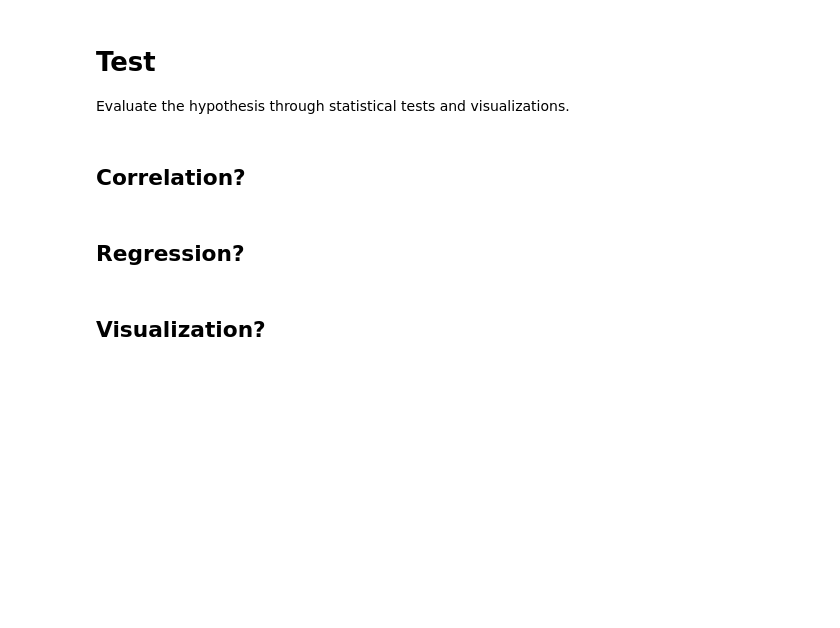
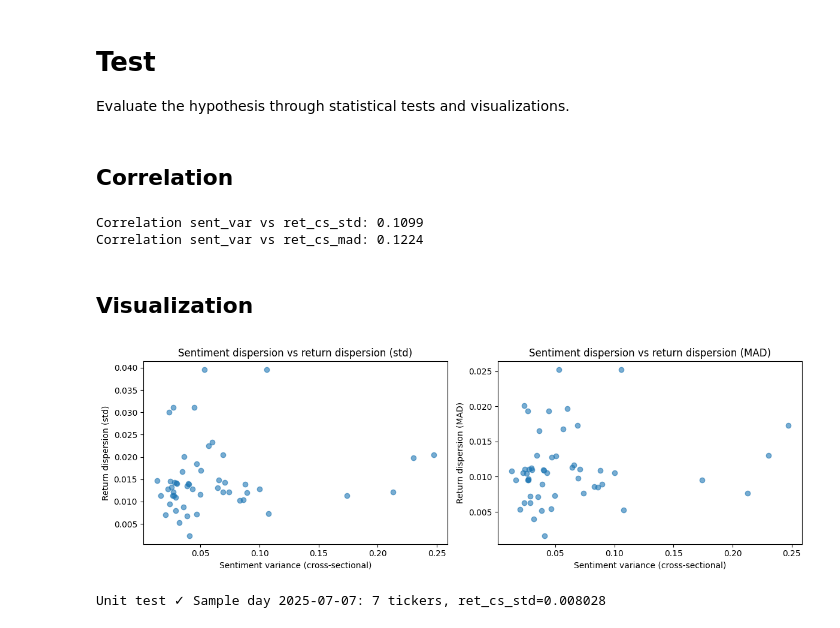
Before and after one commit to Trevor5008/market-sentiment-analysis, a Jupyter notebook: analysis/hypotheses/01-hyp_mag7_dispersion.ipynb, the cells around one changed output. Drawn from its saved outputs; the diff is of its cells as text; code cells hidden in the pictures; blank space fills up the shorter version.

Commit message:
Completed 01-hpy-mag7_dispersion notebook based on ticket #73

```diff
--- a/analysis/hypotheses/01-hyp_mag7_dispersion.ipynb
+++ b/analysis/hypotheses/01-hyp_mag7_dispersion.ipynb
@@ -89,11 +159,13 @@ Core metrics and calculations for testing the hypothesis.
 
 Evaluate the hypothesis through statistical tests and visualizations.
 # %% [markdown]
-## Correlation?
+## Correlation
 # %%
-# Calculate correlation between variables
-# Example:
-# correlation = df.corr()
-# print(correlation)
+# Correlation: sentiment dispersion (sent_var) vs return dispersion (ret_cs_std, ret_cs_mad)
+corr_std = merged["sent_var"].corr(merged["ret_cs_std"])
+corr_mad = merged["sent_var"].corr(merged["ret_cs_mad"])
+print(f"Correlation sent_var vs ret_cs_std: {corr_std:.4f}")
+print(f"Correlation sent_var vs ret_cs_mad: {corr_mad:.4f}")
+# %% [output]
+Correlation sent_var vs ret_cs_std: 0.1099
+Correlation sent_var vs ret_cs_mad: 0.1224
-# %% [markdown]
-## Regression?
@@ -106,14 +172,52 @@ Evaluate the hypothesis through statistical tests and visualizations.
 # %% [markdown]
-## Visualization?
+## Visualization
 # %%
-# Create visualizations to explore relationships
-# Example:
-# plt.figure(figsize=(10, 6))
-# plt.scatter(x, y)
-# plt.xlabel('Variable X')
-# plt.ylabel('Variable Y')
-# plt.title('Relationship between X and Y')
-# plt.show()
+fig, axes = plt.subplots(1, 2, figsize=(12, 4))
+
+# Scatter plot (sentiment dispersion vs return dispersion)
+axes[0].scatter(merged["sent_var"], merged["ret_cs_std"], alpha=0.6)
+axes[0].set_xlabel("Sentiment variance (cross-sectional)")
+axes[0].set_ylabel("Return dispersion (std)")
+axes[0].set_title("Sentiment dispersion vs return dispersion (std)")
+
+axes[1].scatter(merged["sent_var"], merged["ret_cs_mad"], alpha=0.6)
+axes[1].set_xlabel("Sentiment variance (cross-sectional)")
+axes[1].set_ylabel("Return dispersion (MAD)")
+axes[1].set_title("Sentiment dispersion vs return dispersion (MAD)")
+plt.tight_layout()
+# Display the plot
+plt.show()
+# %% [output]
+[figure, added]
+# %%
+# Unit test: calculate returns for 5–7 tickers on a sample day, compute ret_cs_std, verify notebook output
+import random
+random.seed(42)
+
+# Select a random sample day
+sample_price_date = random.choice(merged["price_date"].unique())
+sample_returns = df_ret[df_ret["price_date"] == sample_price_date]["ret"]
+n_tickers = len(sample_returns)
+
+# Assert that the sample day has 5–7 tickers
+assert n_tickers >= 5, f"Sample day has only {n_tickers} tickers (need >= 5)"
+
+# Compute ret_cs_std and ret_cs_mad
+computed_std = sample_returns.std()
+computed_mad_val = np.abs(sample_returns - sample_returns.mean()).mean()
+
+# Assert that the computed values match the merged dataframe
+merged_row = merged[merged["price_date"] == sample_price_date].iloc[0]
+# Calculate ret_cs_std and ret_cs_mad from merged dataframe
+ret_cs_std = merged_row["ret_cs_std"]
+ret_cs_mad = merged_row["ret_cs_mad"]
+
+# Assert that the computed values match the merged dataframe
+np.testing.assert_allclose(computed_std, ret_cs_std, rtol=1e-9)
+np.testing.assert_allclose(computed_mad_val, ret_cs_mad, rtol=1e-9)
+print(f"Unit test ✓ Sample day {sample_price_date.date()}: {n_tickers} tickers, ret_cs_std={computed_std:.6f}")
+# %% [output]
+Unit test ✓ Sample day 2025-07-07: 7 tickers, ret_cs_std=0.008028
 # %% [markdown]
 ## Conclusion
 
```
Also changed, not shown: parts of 7 cells of this notebook, 2 other files.
